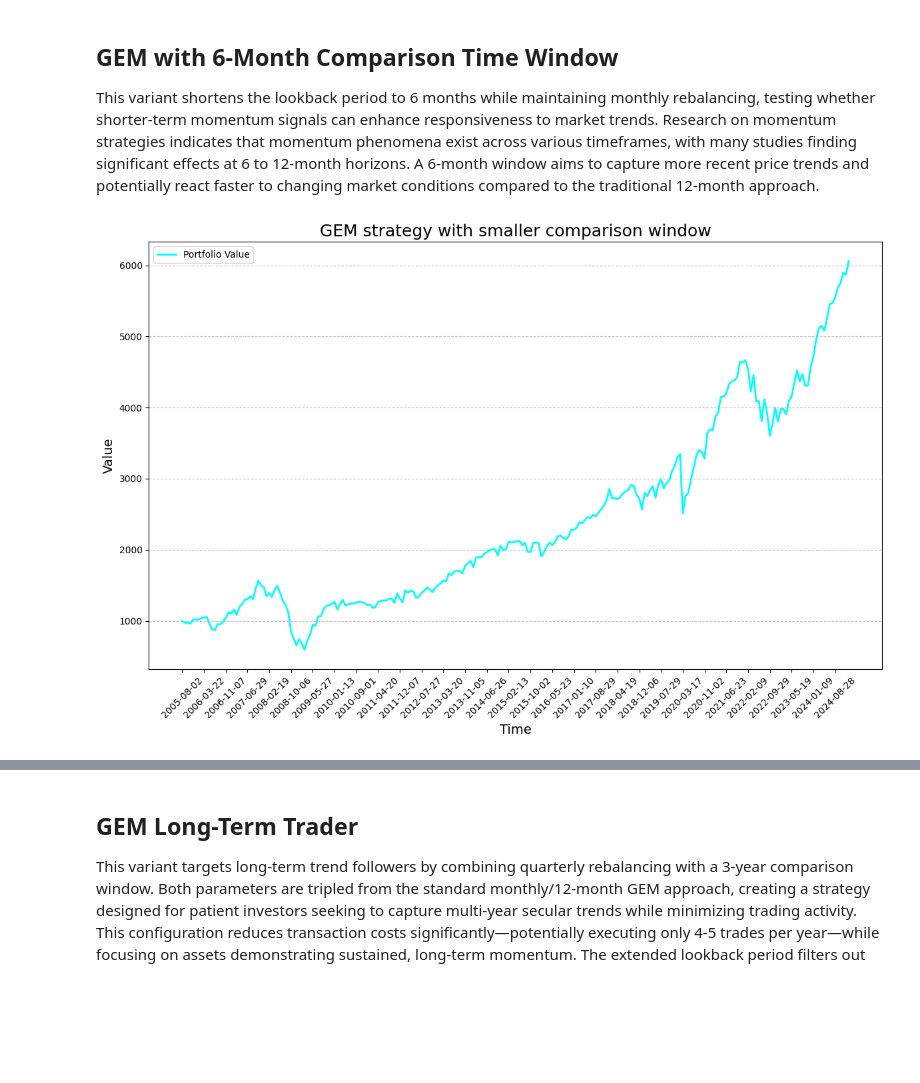
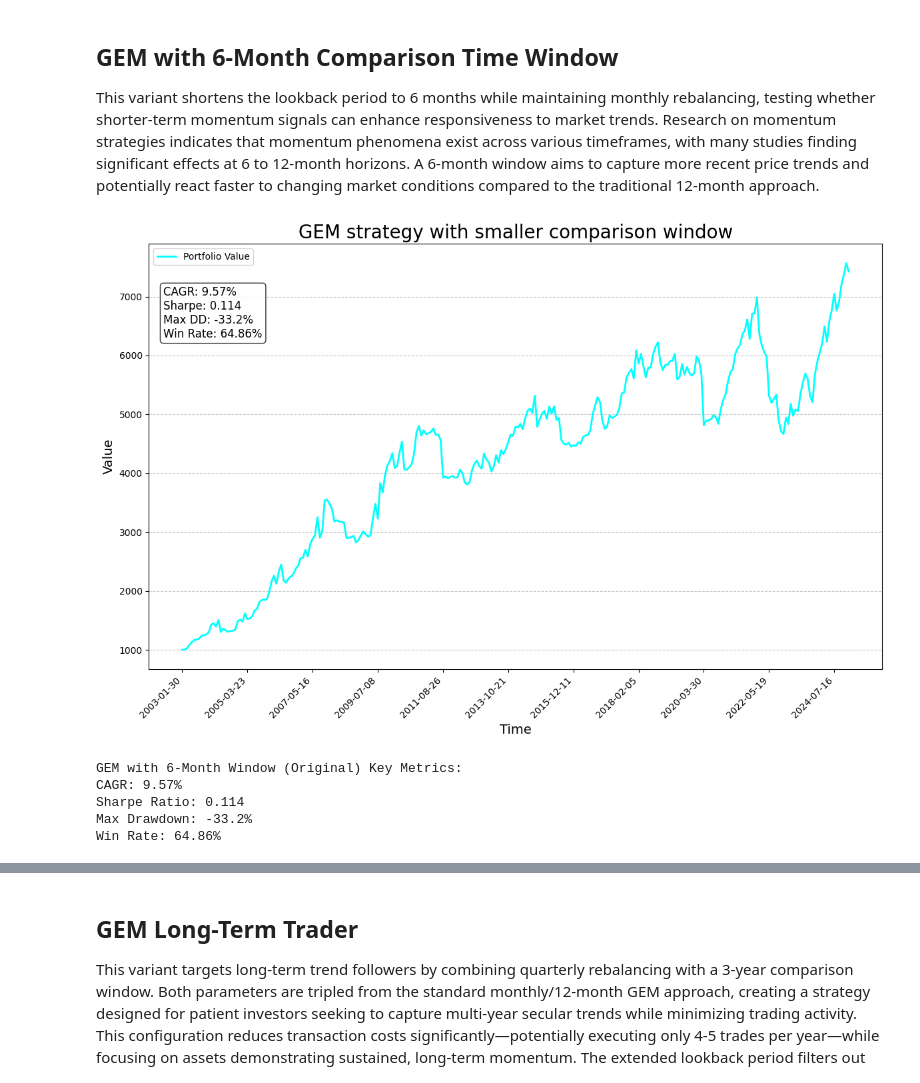
Before and after one commit to Azalurg/stock-market-research, a Jupyter notebook: gem.ipynb, the cells around one changed output, grey strips where cells are left out. Drawn from its saved outputs; the diff is of its cells as text; code cells hidden in the pictures; blank space fills up the shorter version.

```diff
--- a/gem.ipynb
+++ b/gem.ipynb
@@ -78,13 +78,27 @@ def adjust_days(days: int) -> int:
     return int(days / 365 * TRADING_DAYS_IN_YEAR)
 # %%
 # Plot function
-def plot(plot_values, plot_days, title):
+def plot(plot_values, plot_days, title, stats=None):
     plt.figure(figsize=(12, 8))
     plt.plot(plot_days, plot_values, label="Portfolio Value", color="aqua", linewidth=2)
-    plt.title(title, fontsize=18)
+    plt.title(title, fontsize=20)
+    if stats:
+        stats_text = f"CAGR: {stats['cagr [%]']}%\nSharpe: {stats['sharpe_ratio']}\nMax DD: {stats['max_drawdown [%]']}%\nWin Rate: {stats['win_rate']}%"
+        plt.text(
+            0.02,
+            0.9,
+            stats_text,
+            transform=plt.gca().transAxes,
+            fontsize=12,
+            verticalalignment="top",
+            bbox=dict(boxstyle="round,pad=0.3", facecolor="white", alpha=0.8),
+        )
     plt.xlabel("Time", fontsize=14)
     plt.ylabel("Value", fontsize=14)
-    plt.xticks(plot_days[::8], rotation=45)
+    # Adjust xticks to avoid overlap
+    n_ticks = 10
+    step = max(1, len(plot_days) // n_ticks)
+    plt.xticks(plot_days[::step], rotation=45, ha="right")
     plt.legend(loc="upper left")
     plt.grid(axis="y", linestyle="--", alpha=0.7)
     plt.tight_layout()
@@ -288,18 +622,36 @@ plot(
 This variant shortens the lookback period to 6 months while maintaining monthly rebalancing, testing whether shorter-term momentum signals can enhance responsiveness to market trends. Research on momentum strategies indicates that momentum phenomena exist across various timeframes, with many studies finding significant effects at 6 to 12-month horizons. A 6-month window aims to capture more recent price trends and potentially react faster to changing market conditions compared to the traditional 12-month approach.
 # %%
 REBALANCE_PERIOD = 30  # in days
-COMPARISON_TIME_WINDOW = 365 * 3  # in days
+COMPARISON_TIME_WINDOW = 365 // 2  # in days
 
 gem_values_smaller_window, gem_days_smaller_window = gem_sim(
     REBALANCE_PERIOD, COMPARISON_TIME_WINDOW
 )
+
+gem_smaller_window_stats = calculate_portfolio_statistics(
+    gem_values_smaller_window, gem_days_smaller_window
+)
+
 plot(
     gem_values_smaller_window,
     gem_days_smaller_window,
     "GEM strategy with smaller comparison window",
+    stats=gem_smaller_window_stats,
 )
 # %% [output]
-[figure, old version]
+[figure, new version]
+# %%
+print("GEM with 6-Month Window (Original) Key Metrics:")
+print(f"CAGR: {gem_smaller_window_stats['cagr [%]']}%")
+print(f"Sharpe Ratio: {gem_smaller_window_stats['sharpe_ratio']}")
+print(f"Max Drawdown: {gem_smaller_window_stats['max_drawdown [%]']}%")
+print(f"Win Rate: {gem_smaller_window_stats['win_rate']}%")
+# %% [output]
+GEM with 6-Month Window (Original) Key Metrics:
+CAGR: 9.57%
+Sharpe Ratio: 0.114
+Max Drawdown: -33.2%
+Win Rate: 64.86%
 # %%
 REBALANCE_PERIOD = 30  # in days
 COMPARISON_TIME_WINDOW = 365 // 2  # in days
```
Also changed, not shown: parts of 30 cells of this notebook.
